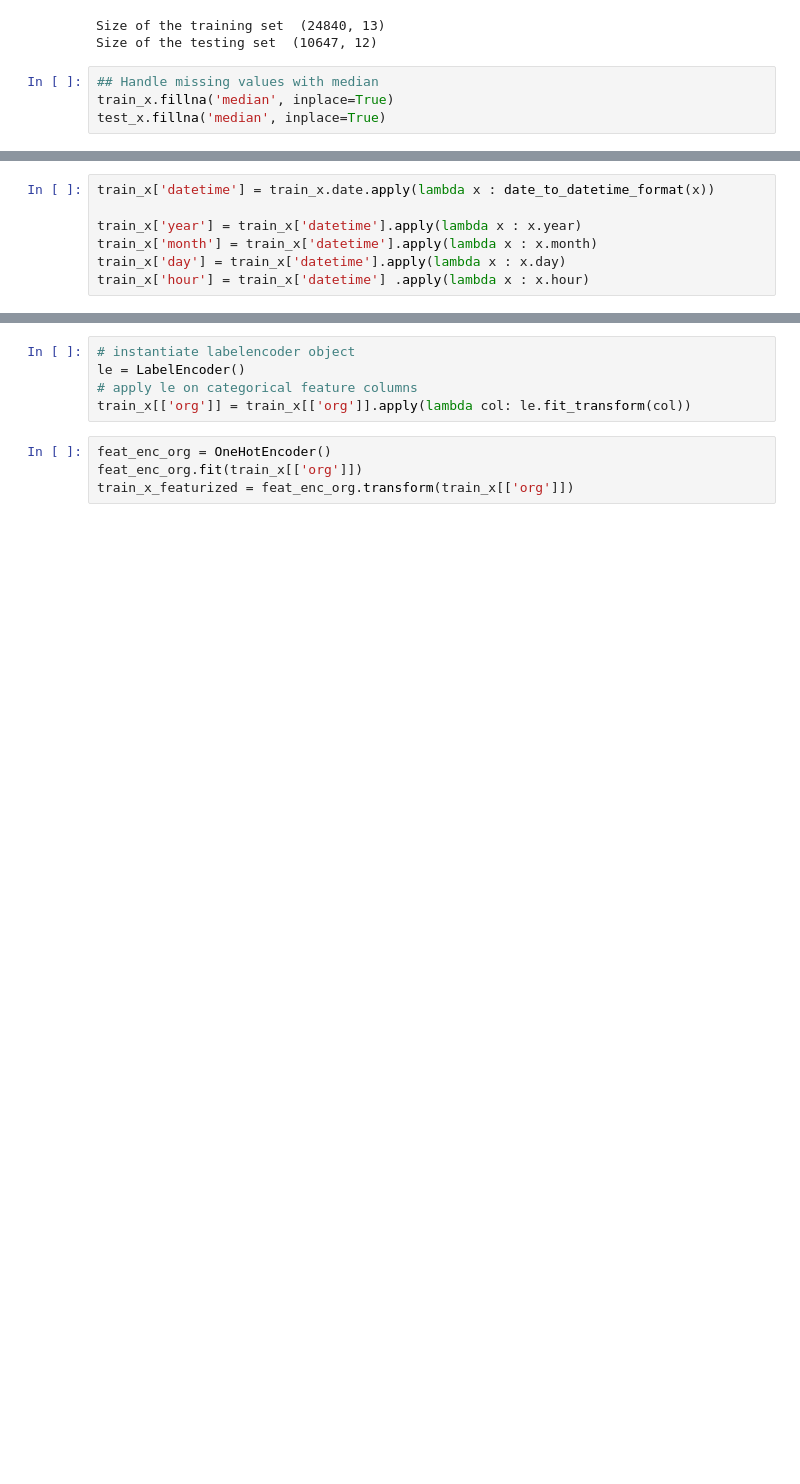
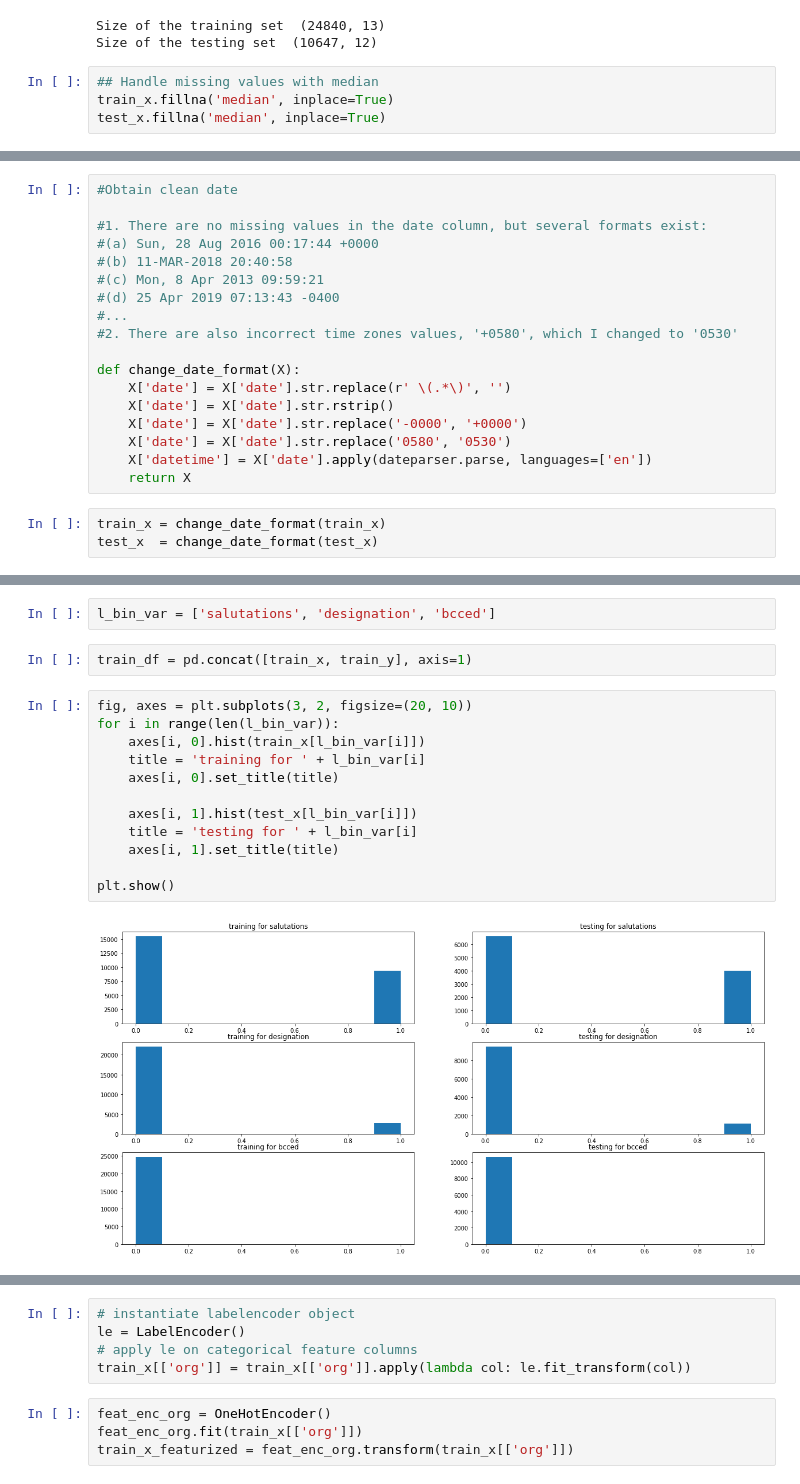
Before and after one commit to AntOhl/KaggleCompetition_MailClassificationChallenge, a Jupyter notebook: kaggle_ao.ipynb, the cells around one changed output, grey strips where cells are left out. Cells and saved outputs as stored; diff of their text form; blank space fills up the shorter version.

```diff
--- a/kaggle_ao.ipynb
+++ b/kaggle_ao.ipynb
@@ -86,7 +39,0 @@ def date_to_datetime_format(date):
-# %%
-train_x['datetime'] = train_x.date.apply(lambda x : date_to_datetime_format(x))
-
-train_x['year'] = train_x['datetime'].apply(lambda x : x.year)
-train_x['month'] = train_x['datetime'].apply(lambda x : x.month)
-train_x['day'] = train_x['datetime'].apply(lambda x : x.day)
-train_x['hour'] = train_x['datetime'] .apply(lambda x : x.hour)
@@ -92,0 +42,21 @@ train_x['hour'] = train_x['datetime'] .apply(lambda x : x.hour)
+# %%
+#Obtain clean date
+
+#1. There are no missing values in the date column, but several formats exist:
+#(a) Sun, 28 Aug 2016 00:17:44 +0000
+#(b) 11-MAR-2018 20:40:58
+#(c) Mon, 8 Apr 2013 09:59:21
+#(d) 25 Apr 2019 07:13:43 -0400
+#...
+#2. There are also incorrect time zones values, '+0580', which I changed to '0530'
+
+def change_date_format(X):
+    X['date'] = X['date'].str.replace(r' \(.*\)', '')
+    X['date'] = X['date'].str.rstrip()
+    X['date'] = X['date'].str.replace('-0000', '+0000')
+    X['date'] = X['date'].str.replace('0580', '0530')
+    X['datetime'] = X['date'].apply(dateparser.parse, languages=['en'])
+    return X
+# %%
+train_x = change_date_format(train_x)
+test_x  = change_date_format(test_x)
@@ -92,0 +68,18 @@ train_x['hour'] = train_x['datetime'] .apply(lambda x : x.hour)
+# %%
+l_bin_var = ['salutations', 'designation', 'bcced']
+# %%
+train_df = pd.concat([train_x, train_y], axis=1)
+# %%
+fig, axes = plt.subplots(3, 2, figsize=(20, 10))
+for i in range(len(l_bin_var)):
+    axes[i, 0].hist(train_x[l_bin_var[i]])
+    title = 'training for ' + l_bin_var[i]
+    axes[i, 0].set_title(title)
+
+    axes[i, 1].hist(test_x[l_bin_var[i]])
+    title = 'testing for ' + l_bin_var[i]
+    axes[i, 1].set_title(title)
+
+plt.show()
+# %% [output]
+[figure, added]
```
Also changed, not shown: parts of 15 cells of this notebook.
